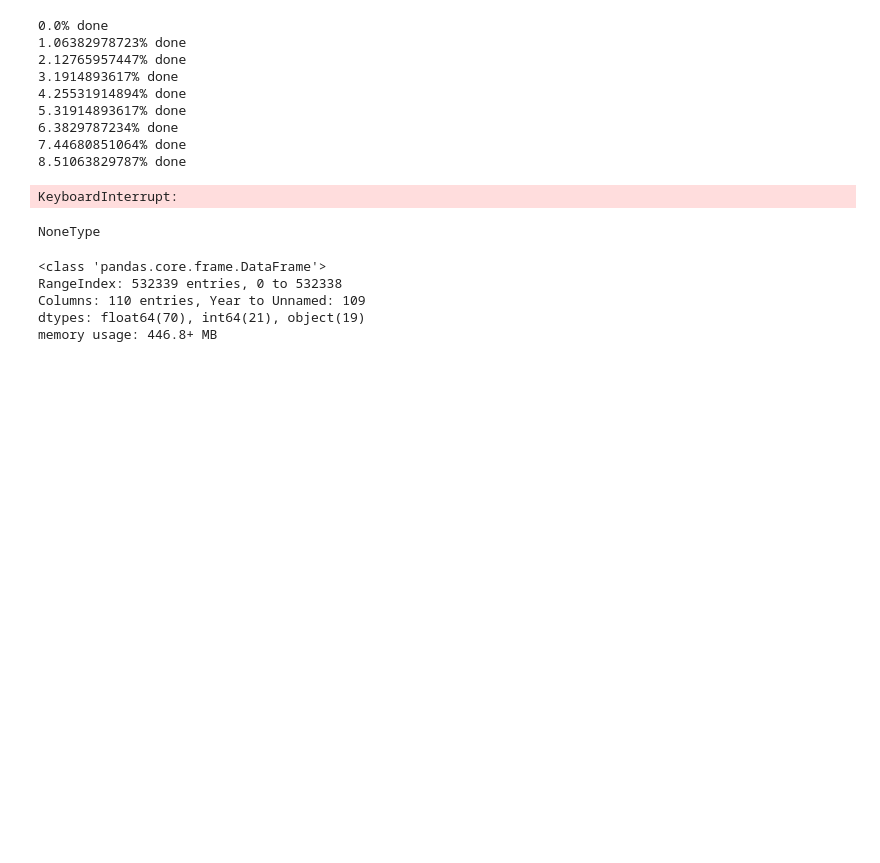
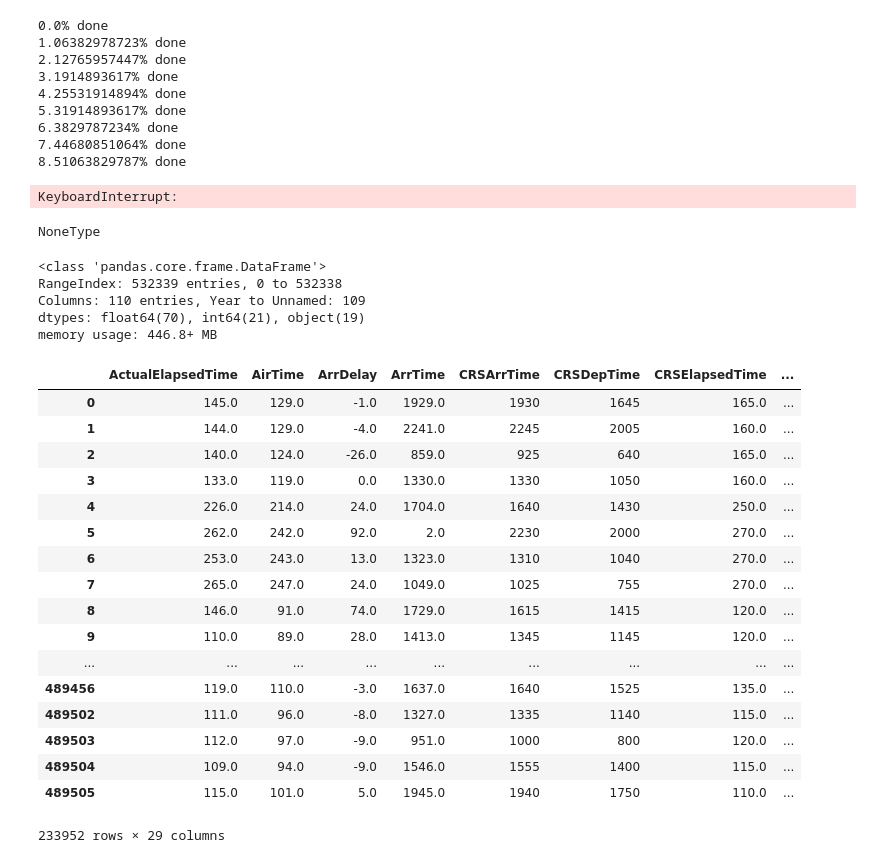
Before and after one commit to corbfost/flightdelaypredictor, a Jupyter notebook: random_testing.ipynb, the cells around one changed output. Saved outputs shown, nothing was run; the diff lists cells and outputs as text; code cells hidden in the pictures; blank space fills up the shorter version.

```diff
--- a/random_testing.ipynb
+++ b/random_testing.ipynb
@@ -90,0 +101,29 @@ memory usage: 446.8+ MB
+# %%
+manycols = set(df_bad.columns.values)
+# %%
+unnecessary_cols = manycols.difference(fewcols.intersection(manycols))
+# %%
+df_bad = df_bad.drop(unnecessary_cols, axis=1)
+# %%
+df_good = df_good.drop(['Unnamed: 0'], axis=1)
+# %%
+pd.concat((df_good, df_bad))
+# %% [output]
+|  | ActualElapsedTime | AirTime | ArrDelay | ArrTime | CRSArrTime | CRSDepTime | CRSElapsedTime | ... |
+| 0 | 145.0 | 129.0 | -1.0 | 1929.0 | 1930 | 1645 | 165.0 | ... |
+| 1 | 144.0 | 129.0 | -4.0 | 2241.0 | 2245 | 2005 | 160.0 | ... |
+| 2 | 140.0 | 124.0 | -26.0 | 859.0 | 925 | 640 | 165.0 | ... |
+| 3 | 133.0 | 119.0 | 0.0 | 1330.0 | 1330 | 1050 | 160.0 | ... |
+| 4 | 226.0 | 214.0 | 24.0 | 1704.0 | 1640 | 1430 | 250.0 | ... |
+| 5 | 262.0 | 242.0 | 92.0 | 2.0 | 2230 | 2000 | 270.0 | ... |
+| 6 | 253.0 | 243.0 | 13.0 | 1323.0 | 1310 | 1040 | 270.0 | ... |
+| 7 | 265.0 | 247.0 | 24.0 | 1049.0 | 1025 | 755 | 270.0 | ... |
+| 8 | 146.0 | 91.0 | 74.0 | 1729.0 | 1615 | 1415 | 120.0 | ... |
+| 9 | 110.0 | 89.0 | 28.0 | 1413.0 | 1345 | 1145 | 120.0 | ... |
+| ... | ... | ... | ... | ... | ... | ... | ... | ... |
+| 489456 | 119.0 | 110.0 | -3.0 | 1637.0 | 1640 | 1525 | 135.0 | ... |
+| 489502 | 111.0 | 96.0 | -8.0 | 1327.0 | 1335 | 1140 | 115.0 | ... |
+| 489503 | 112.0 | 97.0 | -9.0 | 951.0 | 1000 | 800 | 120.0 | ... |
+| 489504 | 109.0 | 94.0 | -9.0 | 1546.0 | 1555 | 1400 | 115.0 | ... |
+| 489505 | 115.0 | 101.0 | 5.0 | 1945.0 | 1940 | 1750 | 110.0 | ... |
+233952 rows × 29 columns
```
Also changed, not shown: parts of 10 cells of this notebook, 3 other files.
